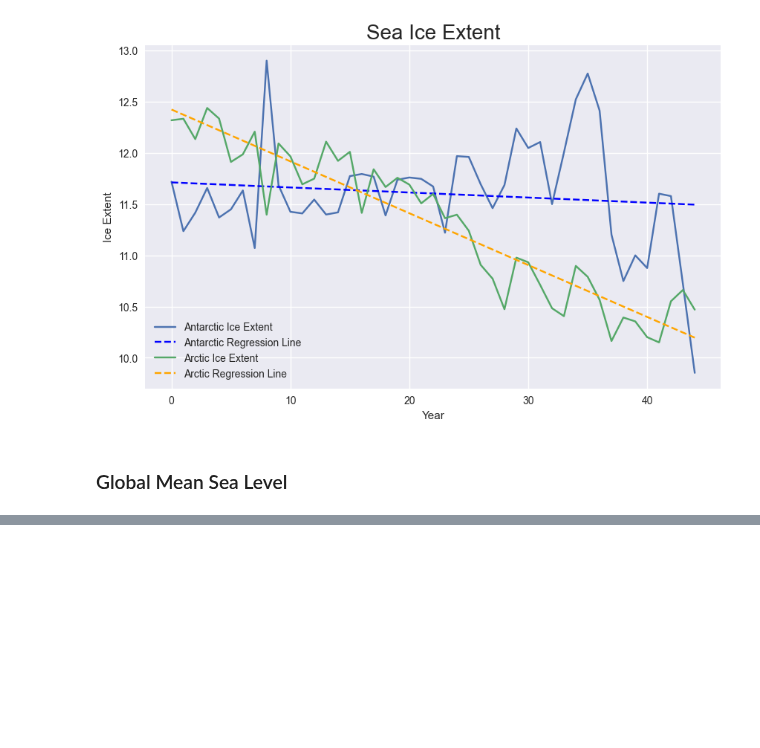
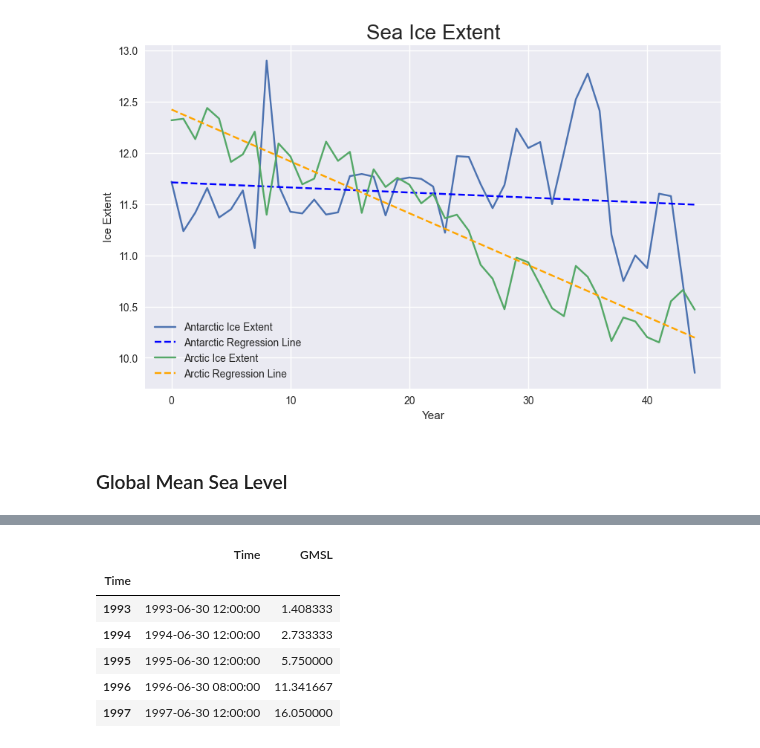
Before and after one commit to dilancroos/ice_extent, a Jupyter notebook: sea_ice.ipynb, the cells around one changed output, grey strips where cells are left out. Cells and saved outputs as stored; diff of their text form; code cells hidden in the pictures; blank space fills up the shorter version.

```diff
--- a/sea_ice.ipynb
+++ b/sea_ice.ipynb
@@ -425,0 +478,13 @@ else:
+# %%
+# group by year and get the mean
+
+sea_level_grouped = sea_level.groupby(sea_level['Time'].dt.year).mean()
+sea_level_grouped.head()
+# %% [output]
+|  | Time | GMSL |
+| Time |  |  |
+| 1993 | 1993-06-30 12:00:00 | 1.408333 |
+| 1994 | 1994-06-30 12:00:00 | 2.733333 |
+| 1995 | 1995-06-30 12:00:00 | 5.750000 |
+| 1996 | 1996-06-30 08:00:00 | 11.341667 |
+| 1997 | 1997-06-30 12:00:00 | 16.050000 |
```
Also changed, not shown: parts of 10 cells of this notebook.
